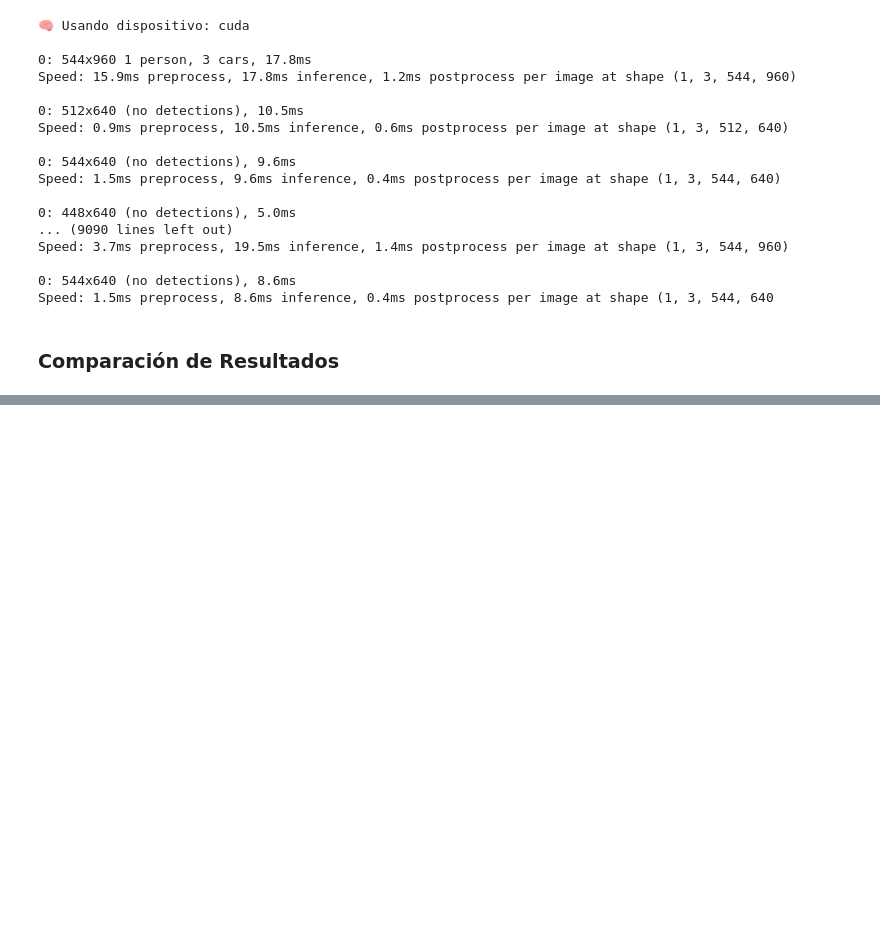
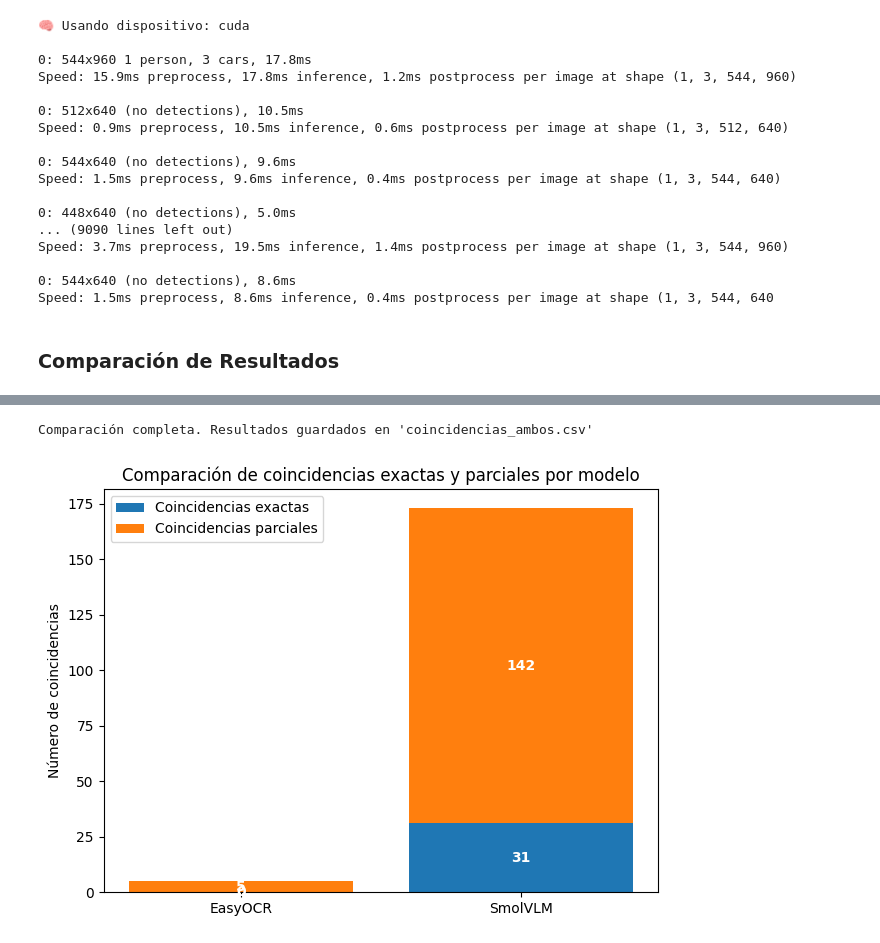
Before and after one commit to miguelink113/VC_P4_MCH, a Jupyter notebook: VC_P4_MCH.ipynb, the cells around one changed output, grey strips where cells are left out. Saved outputs shown, nothing was run; the diff lists cells and outputs as text; code cells hidden in the pictures; blank space fills up the shorter version.

Commit message:
Commit final para añadir gráficas

```diff
--- a/VC_P4_MCH.ipynb
+++ b/VC_P4_MCH.ipynb
@@ -519,0 +520,79 @@ SMOLVLM.txt: 8552 imágenes, promedio=0.66ms, min=0.40ms, max=22.40ms
+# %%
+import pandas as pd
+
+easyocr_path = "detecciones_tracking_easyocr.csv"
+smolvlm_path = "detecciones_tracking_smolvlm.csv"
+matriculas_txt = "real_plates.txt"
+
+df_easyocr = pd.read_csv(easyocr_path)
+df_smolvlm = pd.read_csv(smolvlm_path)
+
+with open(matriculas_txt, "r", encoding="utf-8") as f:
+    matriculas = [line.strip().upper() for line in f if line.strip()]
+
+# Función para comprobar coincidencia parcial
+def contiene_matricula(texto):
+    if not isinstance(texto, str):
+        return None
+    texto = texto.upper()
+    for m in matriculas:
+        if m in texto:
+            return m
+        for i in range(len(m) - 2):
+            sub = m[i:i+3]
+            if sub in texto:
+                return f"{m} (parcial: {sub})"
+    return None
+
+df_easyocr["coincidencia_matricula"] = df_easyocr["texto_matricula"].apply(contiene_matricula)
+df_smolvlm["coincidencia_matricula"] = df_smolvlm["texto_matricula"].apply(contiene_matricula)
+
+df_easyocr_resultado = df_easyocr[df_easyocr["coincidencia_matricula"].notna()]
+df_smolvlm_resultado = df_smolvlm[df_smolvlm["coincidencia_matricula"].notna()]
+
+df_resultado = pd.concat(
+    [df_easyocr_resultado.assign(origen="easyocr"),
+     df_smolvlm_resultado.assign(origen="smolvlm")],
+    ignore_index=True
+)
+
+df_resultado.to_csv("coincidencias_ambos.csv", index=False, encoding="utf-8")
+
+print("Comparación completa. Resultados guardados en 'coincidencias_ambos.csv'")
+
+csv_path = "coincidencias_ambos.csv"
+df = pd.read_csv(csv_path)
+
+def contar_coincidencias(df_modelo):
+    totales = len(df_modelo)
+    exactas = df_modelo["coincidencia_matricula"].dropna().apply(lambda x: "(parcial" not in x).sum()
+    parciales = df_modelo["coincidencia_matricula"].notna().sum() - exactas
+    return exactas, parciales, totales
+
+df_easyocr = df[df["origen"].str.lower() == "easyocr"]
+df_smolvlm = df[df["origen"].str.lower() == "smolvlm"]
+
+easy_exactas, easy_parciales, _ = contar_coincidencias(df_easyocr)
+smol_exactas, smol_parciales, _ = contar_coincidencias(df_smolvlm)
+
+modelos = ["EasyOCR", "SmolVLM"]
+exactas = [easy_exactas, smol_exactas]
+parciales = [easy_parciales, smol_parciales]
+
+x = range(len(modelos))
+plt.bar(x, exactas, label="Coincidencias exactas")
+plt.bar(x, parciales, bottom=exactas, label="Coincidencias parciales")
+
+for i in range(len(modelos)):
+    plt.text(i, exactas[i]/2, str(exactas[i]), ha="center", va="center", color="white", fontweight="bold")
+    plt.text(i, exactas[i] + parciales[i]/2, str(parciales[i]), ha="center", va="center", color="white", fontweight="bold")
+
+plt.xticks(x, modelos)
+plt.ylabel("Número de coincidencias")
+plt.title("Comparación de coincidencias exactas y parciales por modelo")
+plt.legend()
+plt.tight_layout()
+plt.show()
+# %% [output]
+Comparación completa. Resultados guardados en 'coincidencias_ambos.csv'
+[figure, added]
```
Also changed, not shown: parts of 3 cells of this notebook, 7 other files.
